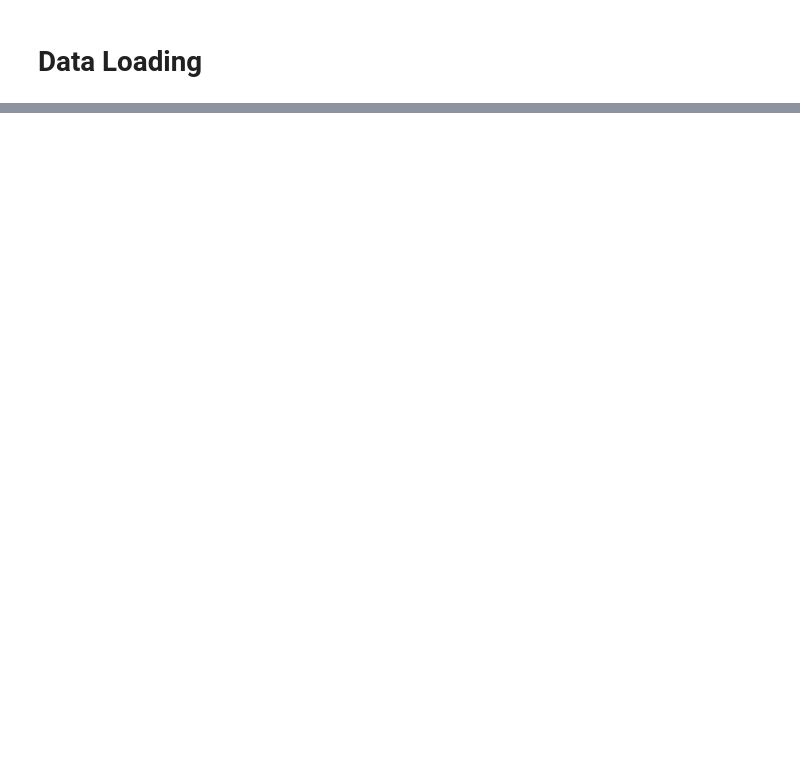
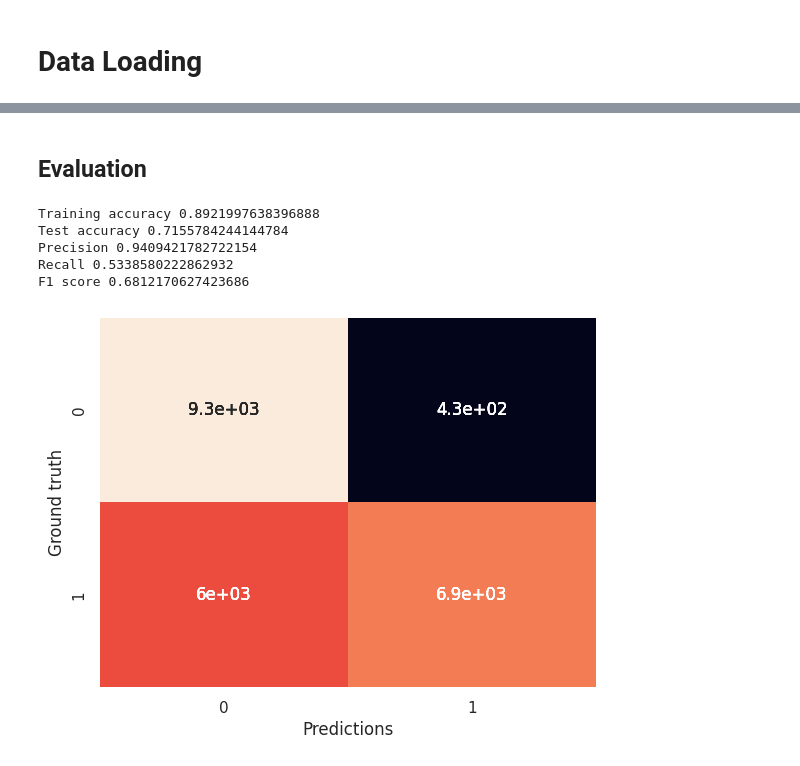
Before and after one commit to sappoPrivy/intrusion_detection_using_ML_models, a Jupyter notebook: main.ipynb, the cells around one changed output, grey strips where cells are left out. Saved outputs shown, nothing was run; the diff lists cells and outputs as text; code cells hidden in the pictures; blank space fills up the shorter version.

```diff
--- a/main.ipynb
+++ b/main.ipynb
@@ -32,0 +361,30 @@ NameError: name 'pd' is not defined
+# %% [markdown]
+## Evaluation
+# %%
+# Best model
+w, acc = stochastic_gradient_descent(X_train, y_train, T=10**4, lr=best_lr, B=256, alfa=best_alfa)
+print('Training accuracy',acc[len(acc)-1])
+
+# Compute test predictions
+preds_prob = X_test @ w[1:] + w[0]                          # Compute the probabilities via sigmoid(X*w + b)
+preds_label = (sigmoid(preds_prob) >= 0.5).astype(int)      # Classifying according to decision rule
+
+# Compute test accuracy
+acc = accuracy_score(y_test, preds_label)
+confusion_matrix(y_test, preds_label)
+prec = precision_score(y_test, preds_label)
+rec = recall_score(y_test, preds_label)
+f1 = f1_score(y_test, preds_label)
+
+# Print results
+print('Test accuracy',acc)
+print('Precision', prec)
+print('Recall', rec)
+print('F1 score', f1)
+# %% [output]
+Training accuracy 0.8921997638396888
+Test accuracy 0.7155784244144784
+Precision 0.9409421782722154
+Recall 0.5338580222862932
+F1 score 0.6812170627423686
+[figure, added]
```
Also changed, not shown: parts of 18 cells of this notebook, 3 other files.
